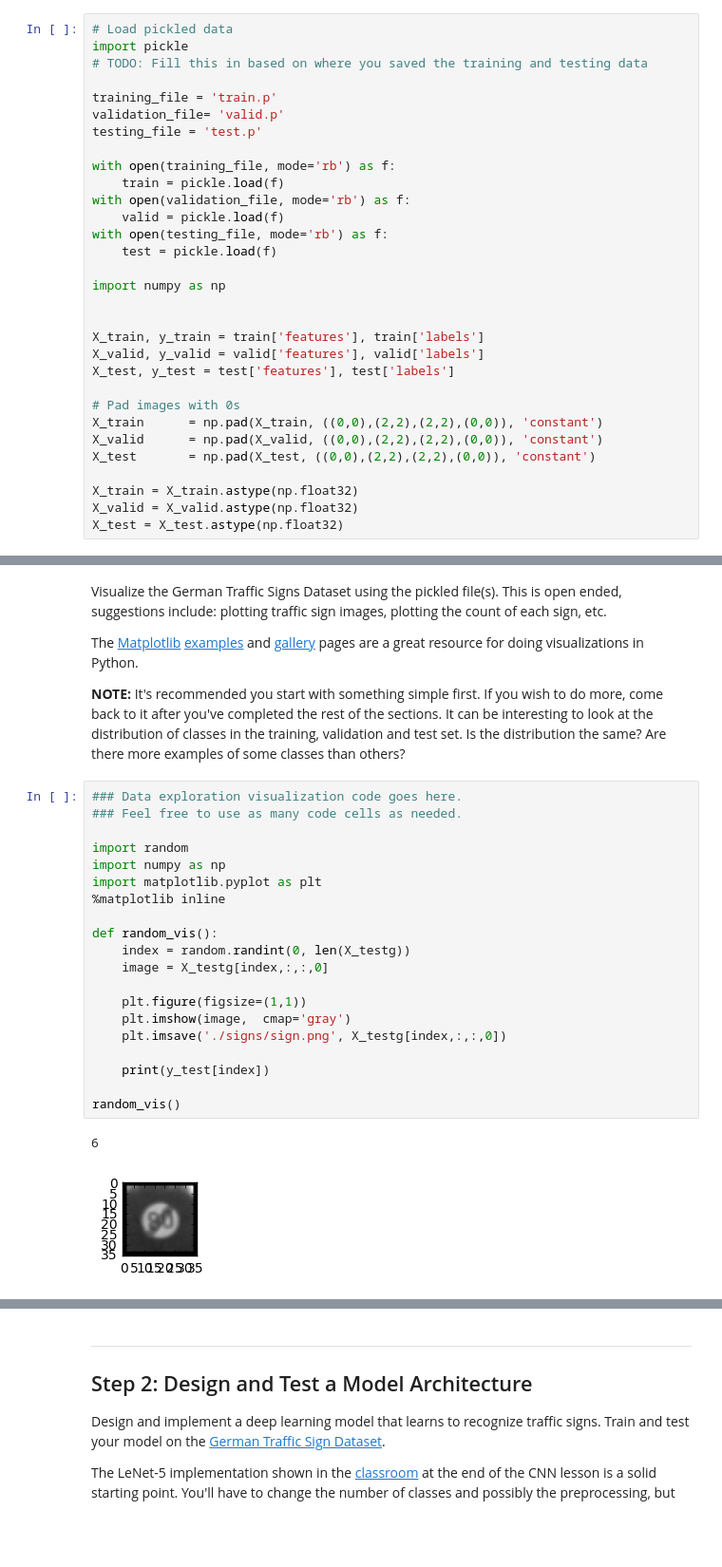
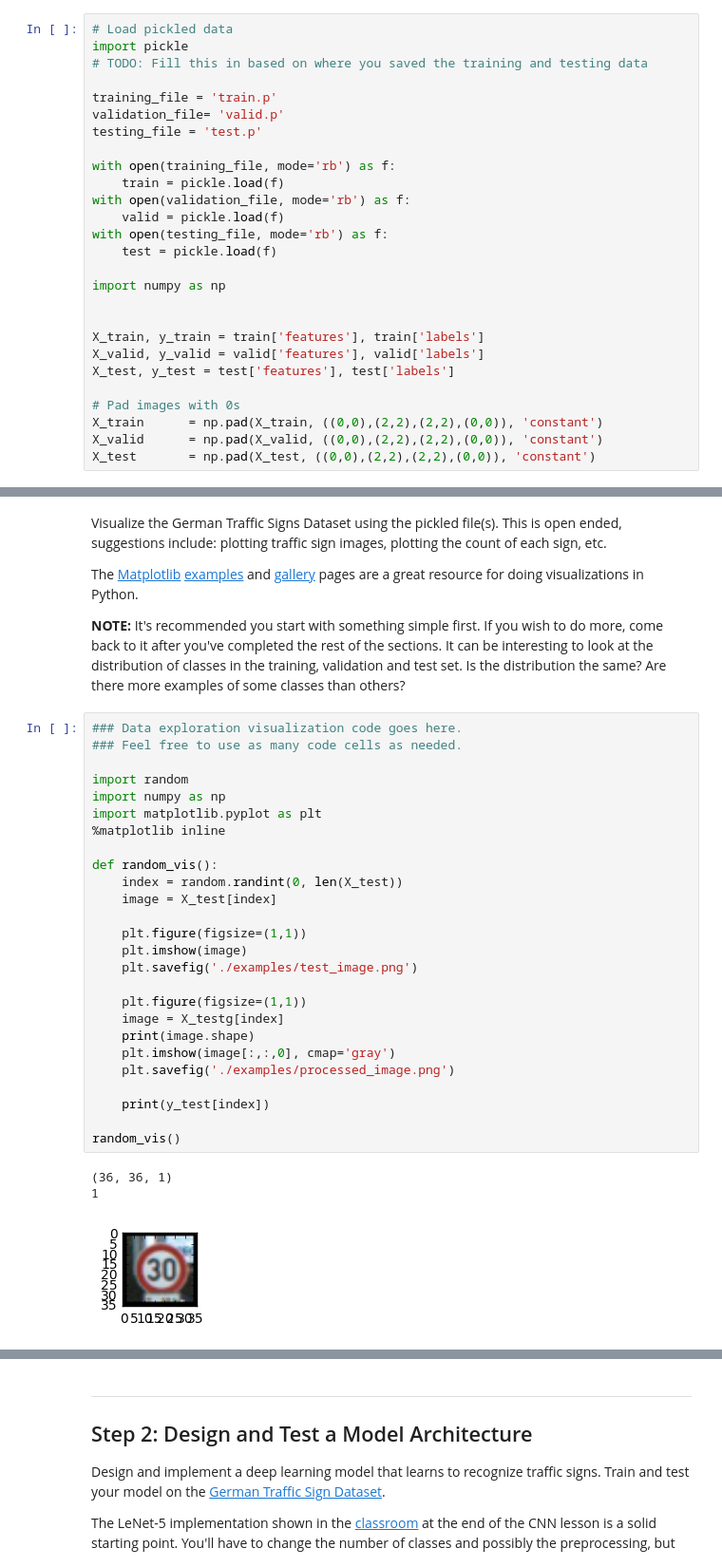
Before and after one commit to igmor/CarND-Traffic-Sign-Classifier-Project, a Jupyter notebook: Traffic_Sign_Classifier.ipynb, the cells around one changed output, grey strips where cells are left out. Shown: that part at 95% size. Drawn from its saved outputs; the diff is of its cells as text; blank space fills up the shorter version.

```diff
--- a/Traffic_Sign_Classifier.ipynb
+++ b/Traffic_Sign_Classifier.ipynb
@@ -46,10 +46,6 @@ X_test, y_test = test['features'], test['labels']
 X_train      = np.pad(X_train, ((0,0),(2,2),(2,2),(0,0)), 'constant')
 X_valid      = np.pad(X_valid, ((0,0),(2,2),(2,2),(0,0)), 'constant')
 X_test       = np.pad(X_test, ((0,0),(2,2),(2,2),(0,0)), 'constant')
-
-X_train = X_train.astype(np.float32)
-X_valid = X_valid.astype(np.float32)
-X_test = X_test.astype(np.float32)
 # %% [markdown]
 ---
 
@@ -104,23 +123,30 @@ The [Matplotlib](http://matplotlib.org/) [examples](http://matplotlib.org/exampl
 # %%
 ### Data exploration visualization code goes here.
 ### Feel free to use as many code cells as needed.
 
 import random
 import numpy as np
 import matplotlib.pyplot as plt
 %matplotlib inline
 
 def random_vis():
-    index = random.randint(0, len(X_testg))
-    image = X_testg[index,:,:,0]
+    index = random.randint(0, len(X_test))
+    image = X_test[index]
 
     plt.figure(figsize=(1,1))
-    plt.imshow(image,  cmap='gray')
-    plt.imsave('./signs/sign.png', X_testg[index,:,:,0])
+    plt.imshow(image)
+    plt.savefig('./examples/test_image.png')
+
+    plt.figure(figsize=(1,1))
+    image = X_testg[index]
+    print(image.shape)
+    plt.imshow(image[:,:,0], cmap='gray')
+    plt.savefig('./examples/processed_image.png')
 
     print(y_test[index])
 
 random_vis()
 # %% [output]
-6
+(36, 36, 1)
+1
-[figure, old version]
+[figure, new version]
```
Also changed, not shown: parts of 18 cells of this notebook, 14 other files.
